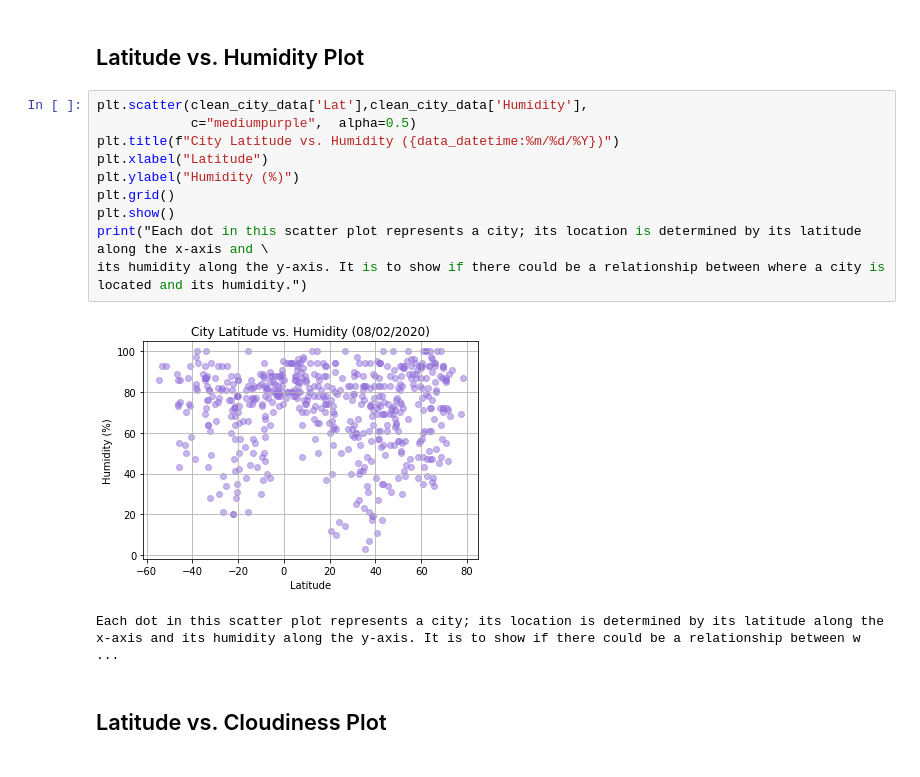
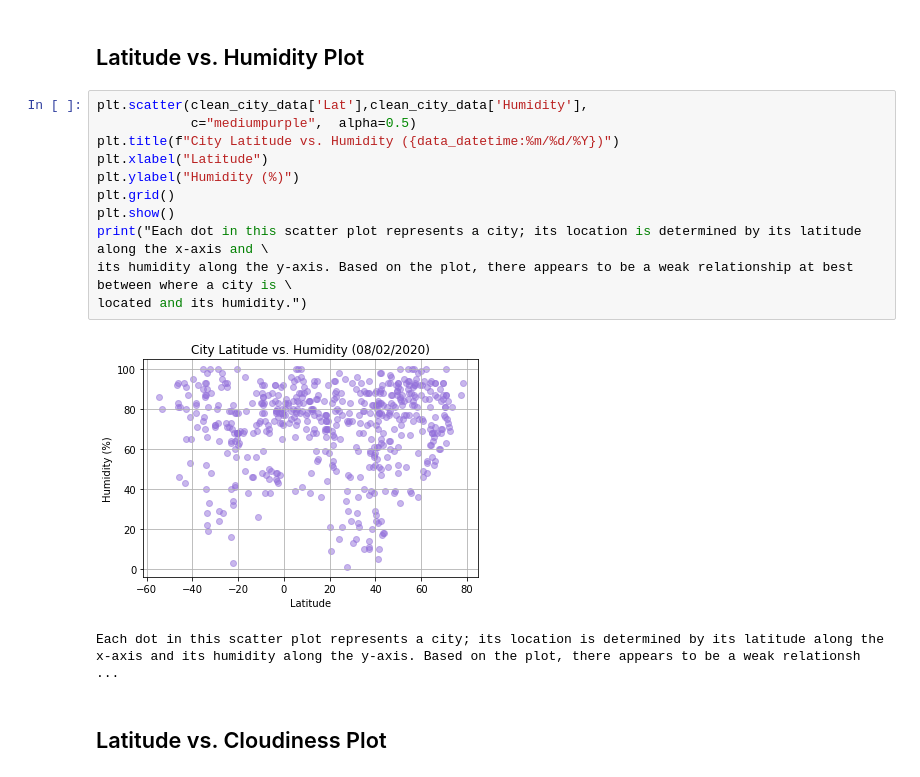
Before and after one commit to kguralpdx/python-api-challenge, a Jupyter notebook: WeatherPy/WeatherPy.ipynb, the cells around one changed output. Saved outputs shown, nothing was run; the diff lists cells and outputs as text.

```diff
--- a/WeatherPy/WeatherPy.ipynb
+++ b/WeatherPy/WeatherPy.ipynb
@@ -295,16 +298,17 @@ Each dot in this scatter plot represents a city; its location is determined by i
 # %%
 plt.scatter(clean_city_data['Lat'],clean_city_data['Humidity'],
             c="mediumpurple",  alpha=0.5)
 plt.title(f"City Latitude vs. Humidity ({data_datetime:%m/%d/%Y})")
 plt.xlabel("Latitude")
 plt.ylabel("Humidity (%)")
 plt.grid()
 plt.show()
 print("Each dot in this scatter plot represents a city; its location is determined by its latitude along the x-axis and \
-its humidity along the y-axis. It is to show if there could be a relationship between where a city is located and its humidity.")
+its humidity along the y-axis. Based on the plot, there appears to be a weak relationship at best between where a city is \
+located and its humidity.")
 # %% [output]
-[figure, old version]
+[figure, new version]
-Each dot in this scatter plot represents a city; its location is determined by its latitude along the x-axis and its humidity along the y-axis. It is to show if there could be a relationship between w ...
+Each dot in this scatter plot represents a city; its location is determined by its latitude along the x-axis and its humidity along the y-axis. Based on the plot, there appears to be a weak relationsh ...
 # %% [markdown]
 ## Latitude vs. Cloudiness Plot
 # %%
```
Also changed, not shown: parts of 27 cells of this notebook, 10 other files.
